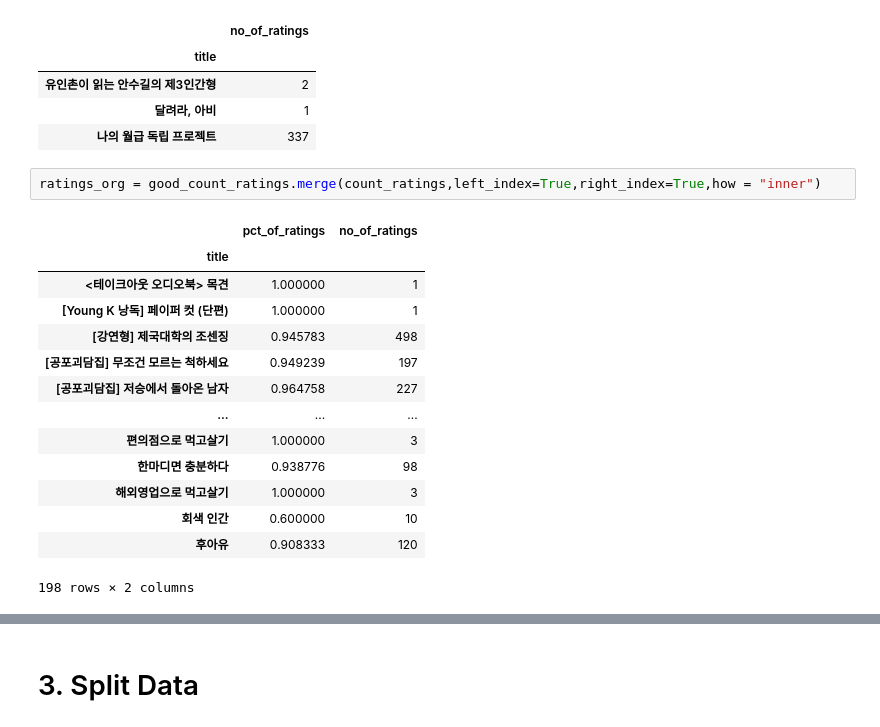
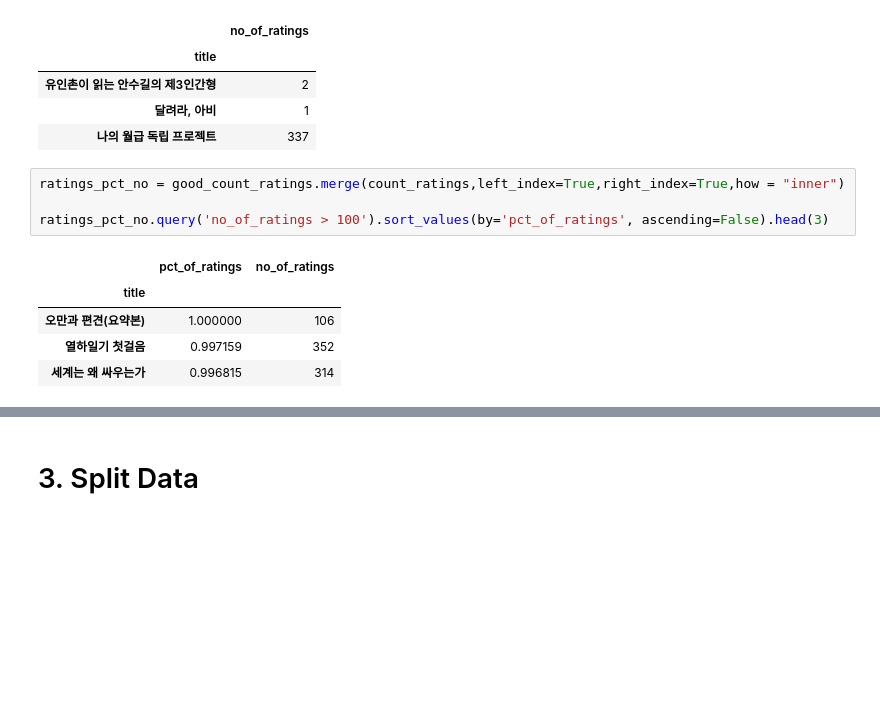
Before and after one commit to dataitgirls4/team_3, a Jupyter notebook: Recommendation_System.ipynb, the cells around one changed output, grey strips where cells are left out. Cells and saved outputs as stored; diff of their text form; blank space fills up the shorter version.

```diff
--- a/Recommendation_System.ipynb
+++ b/Recommendation_System.ipynb
@@ -200,19 +200,12 @@ count_ratings.sample(3)
 | 달려라, 아비 | 1 |
 | 나의 월급 독립 프로젝트 | 337 |
 # %%
-ratings_org = good_count_ratings.merge(count_ratings,left_index=True,right_index=True,how = "inner")
+ratings_pct_no = good_count_ratings.merge(count_ratings,left_index=True,right_index=True,how = "inner")
+
+ratings_pct_no.query('no_of_ratings > 100').sort_values(by='pct_of_ratings', ascending=False).head(3)
 # %% [output]
 |  | pct_of_ratings | no_of_ratings |
 | title |  |  |
-| <테이크아웃 오디오북> 목견 | 1.000000 | 1 |
-| [Young K 낭독] 페이퍼 컷 (단편) | 1.000000 | 1 |
-| [강연형] 제국대학의 조센징 | 0.945783 | 498 |
-| [공포괴담집] 무조건 모르는 척하세요 | 0.949239 | 197 |
-| [공포괴담집] 저승에서 돌아온 남자 | 0.964758 | 227 |
-| ... | ... | ... |
-| 편의점으로 먹고살기 | 1.000000 | 3 |
-| 한마디면 충분하다 | 0.938776 | 98 |
-| 해외영업으로 먹고살기 | 1.000000 | 3 |
-| 회색 인간 | 0.600000 | 10 |
-| 후아유 | 0.908333 | 120 |
+| 오만과 편견(요약본) | 1.000000 | 106 |
+| 열하일기 첫걸음 | 0.997159 | 352 |
+| 세계는 왜 싸우는가 | 0.996815 | 314 |
-198 rows × 2 columns
```
Also changed, not shown: parts of 3 cells of this notebook.
